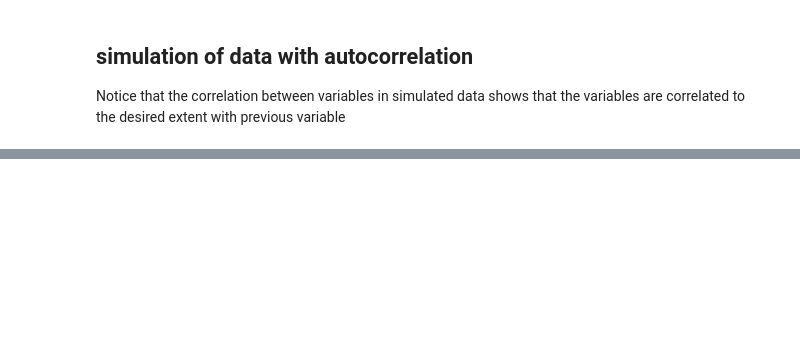
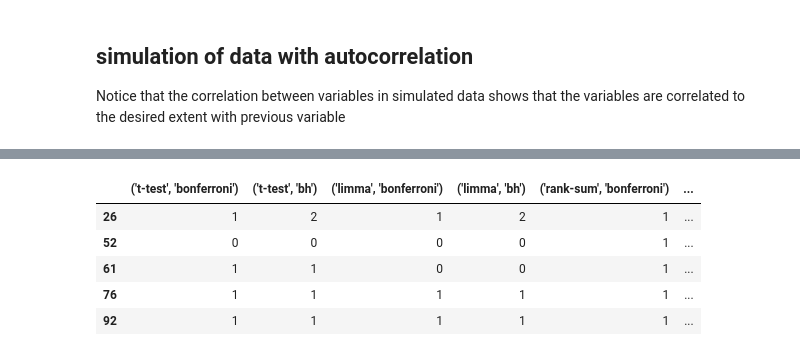
Before and after one commit to uio-bmi/fdr_under_dependencies, a Jupyter notebook: scripts/sanity_checking_simulations.ipynb, the cells around one changed output, grey strips where cells are left out. Saved outputs shown, nothing was run; the diff lists cells and outputs as text; code cells hidden in the pictures; blank space fills up the shorter version.

```diff
--- a/scripts/sanity_checking_simulations.ipynb
+++ b/scripts/sanity_checking_simulations.ipynb
@@ -52,0 +103,20 @@ print(real_intervals)
+# %%
+realworld_data = load_eg_realworld_data()
+n_observations = 200 # number of examples
+n_sites = 10000 # number of methylation sites
+dependencies = False # whether I want dependencies or not; if false, no correlations are introduced
+possible_test_types = ['t-test', 'limma', 'rank-sum']
+possible_correction_types = ["bonferroni", "bh"]
+sim_data_all = []
+results = []
+for i in range(100):
+    sim_data = simulate_methyl_data(realworld_data, n_sites, n_observations, dependencies)
+    method_combinations = product(possible_test_types, possible_correction_types)
+    fdr_results = {}
+    for comb in method_combinations:
+        test_type, correction_type = comb
+        num_significant = quantify_fdr(methyl_datamat=sim_data, group1_indices = list(range(100)), group2_indices = list(range(100,200)), test_type=test_type, method=correction_type, alpha=0.05)
+        fdr_results[str(comb)] = num_significant
+    sim_data_all.append(sim_data)
+    results.append(fdr_results)
+res_df = pd.DataFrame(results)
@@ -52,0 +132,31 @@ print(real_intervals)
+# %%
+realworld_data = load_eg_realworld_data()
+n_observations = 200 # number of examples
+n_sites = 10000
+dependencies = True
+possible_test_types = ['t-test', 'limma', 'rank-sum']
+possible_correction_types = ["bonferroni", "bh"]
+corr_coef_distribution = [(-0.85, -0.50), (-0.1, 0.1), (0.50, 0.85)]
+sim_data_all = []
+results = []
+for i in range(100):
+    sim_data = simulate_methyl_data(realworld_data, n_sites, n_observations, dependencies, corr_coef_distribution)
+    method_combinations = product(possible_test_types, possible_correction_types)
+    fdr_results = {}
+    for comb in method_combinations:
+        test_type, correction_type = comb
+        num_significant = quantify_fdr(methyl_datamat=sim_data, group1_indices = list(range(100)), group2_indices = list(range(100,200)), test_type=test_type, method=correction_type, alpha=0.05)
+        fdr_results[str(comb)] = num_significant
+    sim_data_all.append(sim_data)
+    results.append(fdr_results)
+res_df = pd.DataFrame(results)
+# %%
+non_zero_res = res_df[res_df.any(axis=1)]
+non_zero_res
+# %% [output]
+|  | ('t-test', 'bonferroni') | ('t-test', 'bh') | ('limma', 'bonferroni') | ('limma', 'bh') | ('rank-sum', 'bonferroni') | ... |
+| 26 | 1 | 2 | 1 | 2 | 1 | ... |
+| 52 | 0 | 0 | 0 | 0 | 1 | ... |
+| 61 | 1 | 1 | 0 | 0 | 1 | ... |
+| 76 | 1 | 1 | 1 | 1 | 1 | ... |
+| 92 | 1 | 1 | 1 | 1 | 1 | ... |
```
Also changed, not shown: parts of 20 cells of this notebook, 5 other files.
